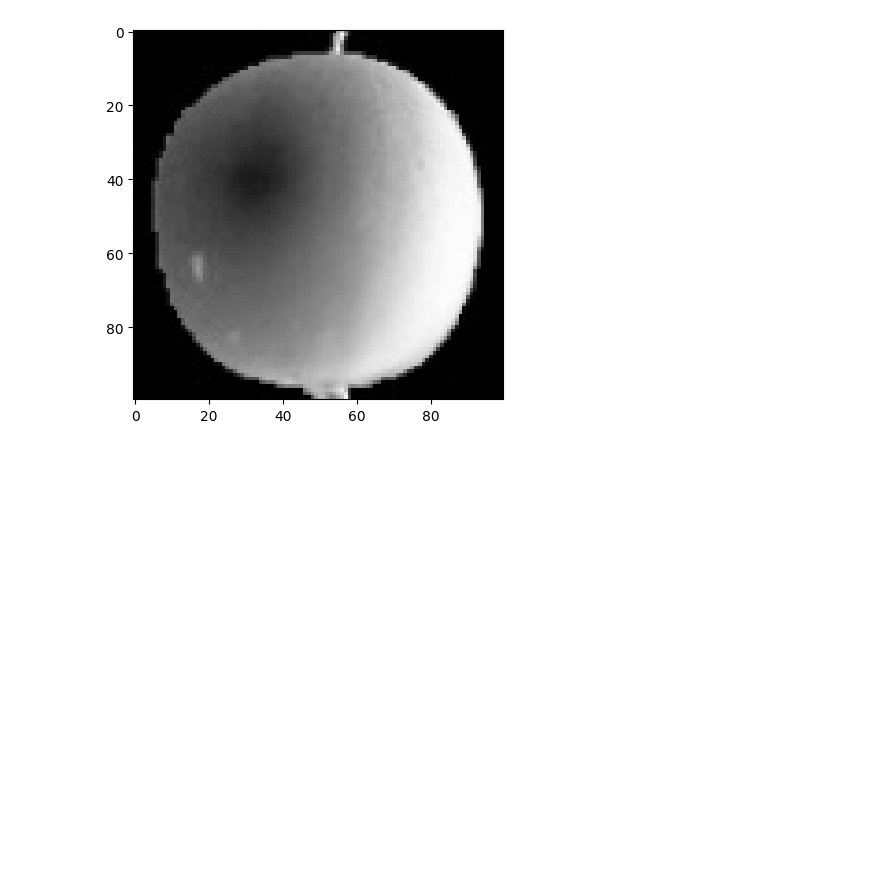
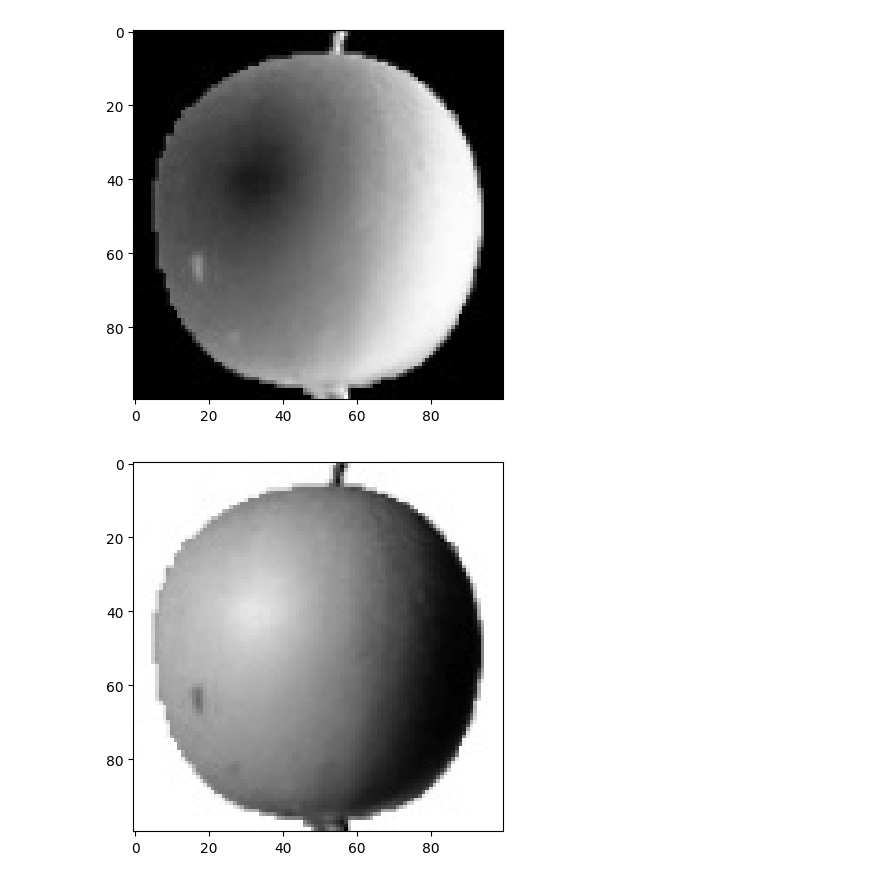
Before and after one commit to Sangyeonglee353/ai-hongong, a Jupyter notebook: Chapter_06_비지도학습.ipynb, the cells around one changed output. Cells and saved outputs as stored; diff of their text form; code cells hidden in the pictures; blank space fills up the shorter version.

```diff
--- a/Chapter_06_비지도학습.ipynb
+++ b/Chapter_06_비지도학습.ipynb
@@ -52,3 +52,9 @@ plt.imshow(fruits[0], cmap='gray')
 plt.show()
 # %% [output]
 [figure]
+# %%
+# 4-1. 이미지 그리기 | 색상 반전
+plt.imshow(fruits[0], cmap="gray_r")
+plt.show()
+# %% [output]
+[figure, added]
```
Also changed, not shown: parts of 13 cells of this notebook.
